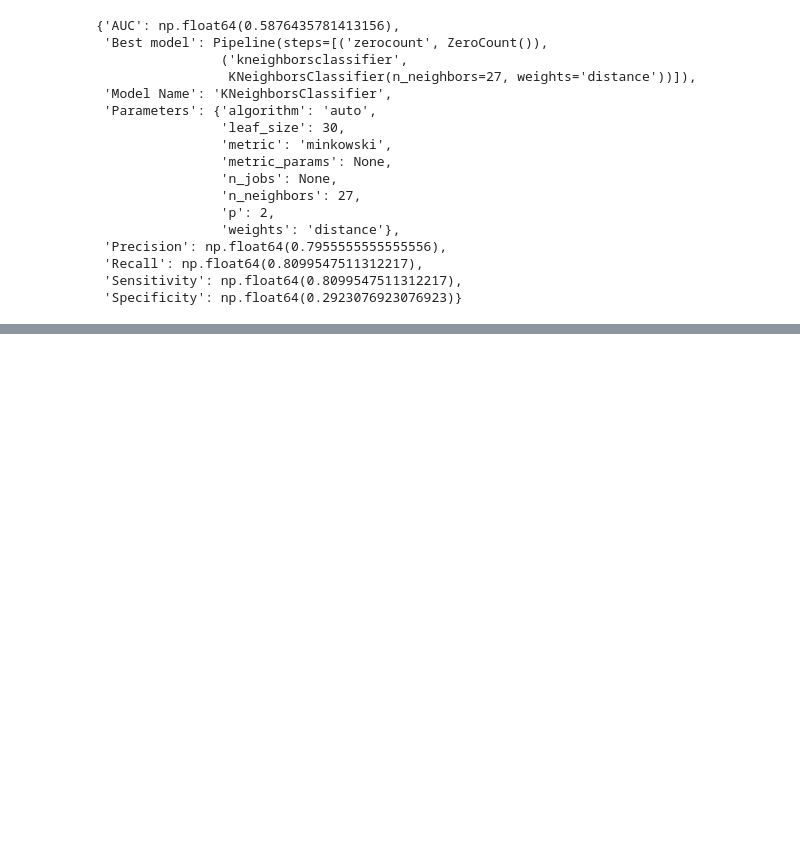
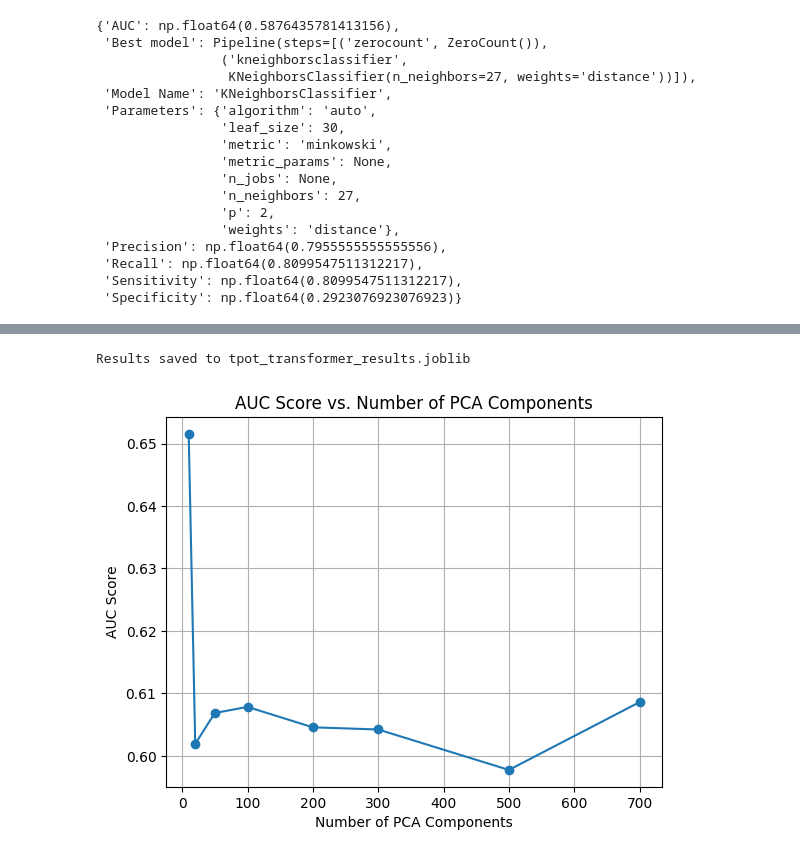
Before and after one commit to ongxuanhong/dili-drug-liver-interaction, a Jupyter notebook: 07.1.nlp_transformer.ipynb, the cells around one changed output, grey strips where cells are left out. Cells and saved outputs as stored; diff of their text form; code cells hidden in the pictures; blank space fills up the shorter version.

```diff
--- a/07.1.nlp_transformer.ipynb
+++ b/07.1.nlp_transformer.ipynb
@@ -462,0 +482,11 @@ pprint(result)
+# %%
+# load the embeddings
+pd_train = joblib.load("data_smiles/Training_Group_embeddings.pkl")
+pd_test = joblib.load("data_smiles/Testing_Group_embeddings.pkl")
+# %%
+# Prepare features and labels for the split
+X_train = np.vstack(pd_train["Embeddings"].values)  # Stack embeddings into a 2D array
+y_train = pd_train["label"].values
+
+print("X_train Shape:", X_train.shape)
+print("y_train Shape:", y_train.shape)
@@ -462,0 +496,6 @@ pprint(result)
+# %%
+X_test = np.vstack(pd_test["Embeddings"].values)  # Stack embeddings into a 2D array
+y_test = pd_test["label"].values
+
+print("X_test Shape:", X_test.shape)
+print("y_test Shape:", y_test.shape)
@@ -462,0 +688,4 @@ pprint(result)
+# %%
+# Convert results to DataFrame
+tpot_df = pd.DataFrame(tpot_results)
+tpot_df
@@ -462,0 +702,22 @@ pprint(result)
+# %%
+import joblib
+
+# Save results using Joblib
+joblib.dump(tpot_results, "models/tpot_transformer_results.joblib")
+print("Results saved to tpot_transformer_results.joblib")
+
+# # Optionally, load the results back
+# loaded_results = joblib.load("models/tpot_transformer_results.joblib")
+# print("Loaded Results:", loaded_results)
+# %% [output]
+Results saved to tpot_transformer_results.joblib
+# %%
+# Plot AUC scores against the number of PCA components
+plt.plot(tpot_df["PCA Components"], tpot_df["AUC"], marker="o")
+plt.xlabel("Number of PCA Components")
+plt.ylabel("AUC Score")
+plt.title("AUC Score vs. Number of PCA Components")
+plt.grid()
+plt.show()
+# %% [output]
+[figure, added]
```
Also changed, not shown: parts of 6 cells of this notebook, 2 other files.
